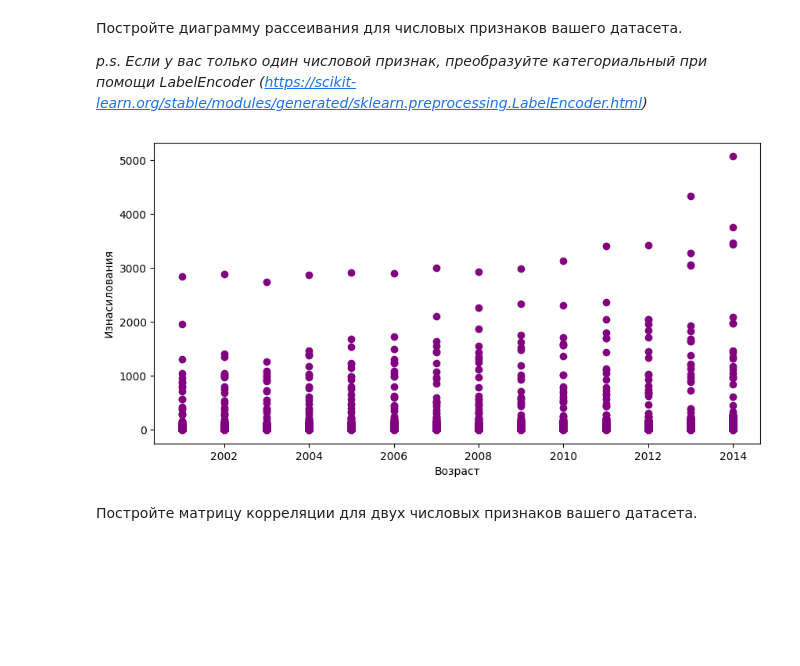
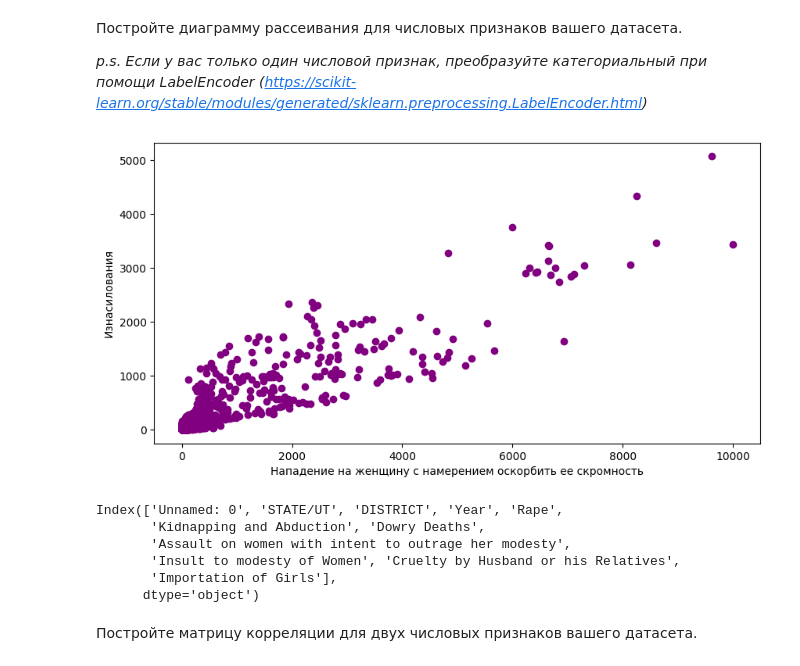
Before and after one commit to SADDLOVE/lab, a Jupyter notebook: lab2/Задание_2.ipynb, the cells around one changed output. Drawn from its saved outputs; the diff is of its cells as text; code cells hidden in the pictures; blank space fills up the shorter version.

```diff
--- a/lab2/Задание_2.ipynb
+++ b/lab2/Задание_2.ipynb
@@ -207,15 +227,24 @@ plt.show()
 # %%
 import numpy as np
 import matplotlib.pyplot as plt
 
 plt.figure(figsize=(10, 5))
-plt.scatter(df['Year'], df['Rape'], color='purple')
-plt.xlabel('Возраст')
+plt.scatter(df['Assault on women with intent to outrage her modesty'], df['Rape'], color='purple')
+plt.xlabel('Нападение на женщину с намерением оскорбить ее скромность')
 plt.ylabel('Изнасилования')
 
 plt.show()
 # %% [output]
-[figure, old version]
+[figure, new version]
+# %%
+df.columns
+# %% [output]
+Index(['Unnamed: 0', 'STATE/UT', 'DISTRICT', 'Year', 'Rape',
+       'Kidnapping and Abduction', 'Dowry Deaths',
+       'Assault on women with intent to outrage her modesty',
+       'Insult to modesty of Women', 'Cruelty by Husband or his Relatives',
+       'Importation of Girls'],
+      dtype='object')
 # %% [markdown]
 Постройте матрицу корреляции для двух числовых признаков вашего датасета.
 # %%
```
Also changed, not shown: parts of 1 cell of this notebook.
